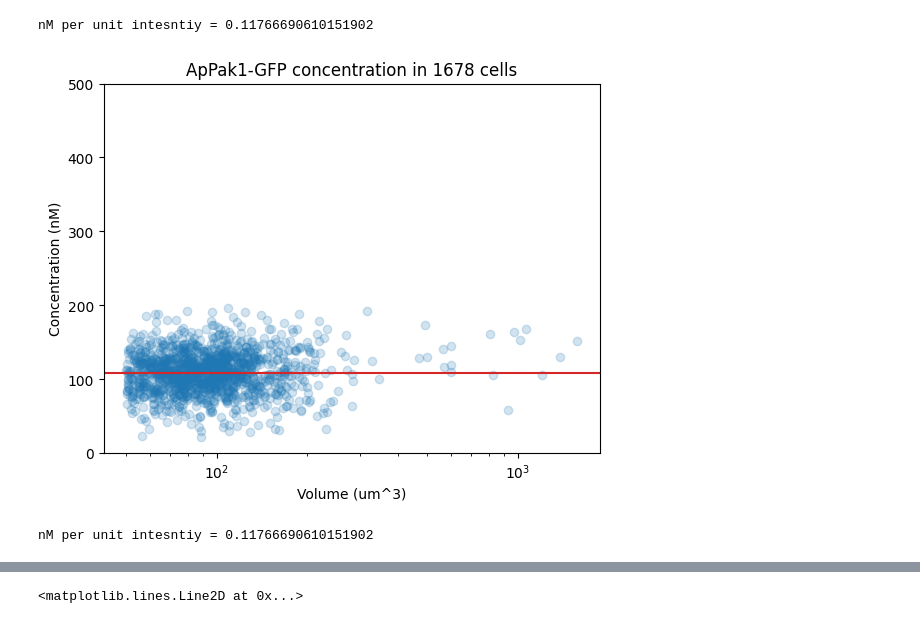
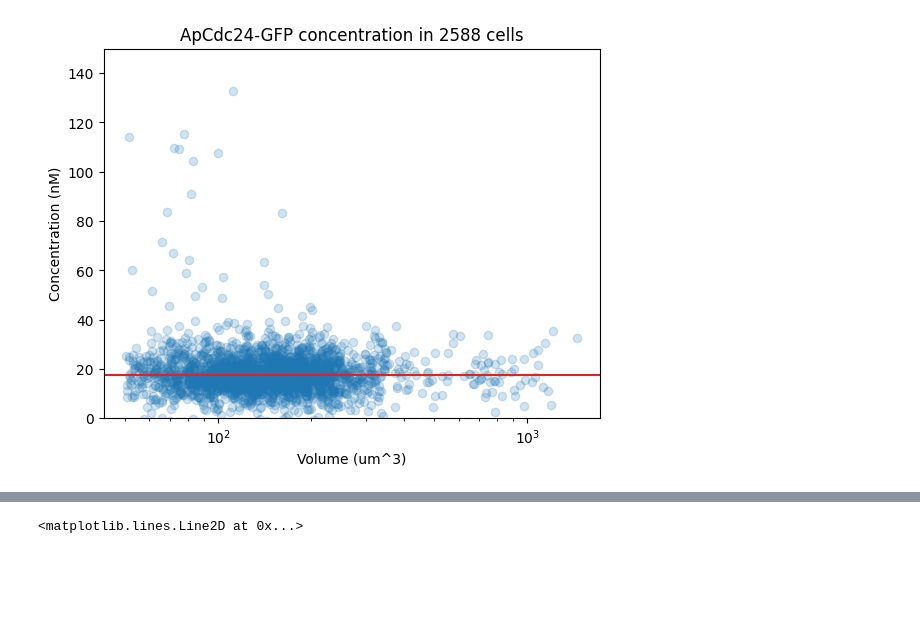
Before and after one commit to crockeraw/PolarityProject, a Jupyter notebook: proj/fig2-concentrations/notebooks/cellpose_brightness.ipynb, the cells around one changed output, grey strips where cells are left out. Saved outputs shown, nothing was run; the diff lists cells and outputs as text; code cells hidden in the pictures; blank space fills up the shorter version.

```diff
--- a/proj/fig2-concentrations/notebooks/cellpose_brightness.ipynb
+++ b/proj/fig2-concentrations/notebooks/cellpose_brightness.ipynb
@@ -13,8 +13,8 @@ micronX = 212.13
 pix_to_um = micronX/pixelX
 # nM per unit intensity after background subtraction was calculated using Ap4 and Ap5 concentrations measued by FCS.
 background = 180
-# Both gave similar conversion factors. Ap4 factor is used. nM per unit intesntiy = 0.11766690610151902
-bright_to_conc = 0.118
+# Both gave similar conversion factors. Ap4 factor is used.
+bright_to_conc = 0.058
 # All Sc strains are het for GFP-probes so concentrations were multiplied by 2 before plotting.
 # Cdc42 and Rac1 probes all use mCherry. Current plots are preliminary and proper conversion factors have not been generated.
 # Images and cellpose masks are loaded, background is subtracted, median pixel value within cell is used for concentration of probe.
@@ -22,88 +467,41 @@ bright_to_conc = 0.118
 # %%
-pixelX = 2138
-micronX = 212.13
-pix_to_um = micronX/pixelX
-
-def get_median(m, im):
-    return np.median(im)
-
 meds = []
 vols = []
-for f in glob.glob("../data/2024_09_10-NiceImgs/Ap4*.npy"):
+for f in glob.glob("../data/2024_09_10-NiceImgs/Ap5*.npy"):
     dat = np.load(f, allow_pickle=True).item()
     labels = dat["masks"]
     img = io.imread(f.replace("_seg.npy", ".tif"))
     props = regionprops_table(
         labels, img,
         properties=('intensity_mean', 'axis_major_length', 'axis_minor_length'),
         extra_properties=(get_median,)
         )
     meds.append(props["get_median"])
     v = props["axis_major_length"] * props["axis_minor_length"]**2 * (4/3)*(0.5**3)*np.pi
     vols.append(v*pix_to_um**3)
 
 meds = np.concatenate(meds)
 
 background = 180
 meds = meds - background
 
 remove_dead_and_background = np.multiply(meds < np.mean(meds)+2*np.std(meds), meds > np.mean(meds)-2*np.std(meds))
 meds = meds[remove_dead_and_background]
 
 vols = np.concatenate(vols)
 vols = vols[remove_dead_and_background]
 yeast_only = np.multiply(50 < vols, vols < 100)
-print(f"nM per unit intesntiy = {108.018/np.mean(meds[yeast_only])}")
-meds = meds * (108.018/np.median(meds[yeast_only])) # conversion factor based on FCS conc meas Ap4
+meds = meds * bright_to_conc # conversion factor based on FCS conc meas Ap4
 
 
 is_cell_sized = vols>50
 plt.scatter(vols[is_cell_sized], meds[is_cell_sized], alpha=0.2)
 #b, m = polyfit(vols[is_cell_sized], means[is_cell_sized], 1)
 plt.axhline(np.median(meds), color="C03")
-plt.ylim(0, 500)
+plt.ylim(0, 150)
 plt.xlabel("Volume (um^3)")
 plt.ylabel("Concentration (nM)")
-plt.title(f"ApPak1-GFP concentration in {len(meds)} cells")
+plt.title(f"ApCdc24-GFP concentration in {len(meds)} cells")
 plt.xscale("log")
 # %% [output]
-nM per unit intesntiy = 0.11766690610151902
-[figure, old version]
+[figure, new version]
-# %%
-pixelX = 2138
-micronX = 212.13
-pix_to_um = micronX/pixelX
-
-def get_median(m, im):
-    return np.median(im)
-
-meds = []
-vols = []
-background = 180 # Took measurements from many images in fiji and averaged.
-for f in glob.glob("../data/2024_09_10-NiceImgs/Ap4*.npy"):
-    dat = np.load(f, allow_pickle=True).item()
-    labels = dat["masks"]
-    img = io.imread(f.replace("_seg.npy", ".tif"))
-    props = regionprops_table(
-        labels, img,
-        properties=('intensity_mean', 'axis_major_length', 'axis_minor_length'),
-        extra_properties=(get_median,)
-        )
-    meds.append(props["get_median"])
-    v = props["axis_major_length"] * props["axis_minor_length"]**2 * (4/3)*(0.5**3)*np.pi
-    vols.append(v*pix_to_um**3)
-
-meds = np.concatenate(meds) - background
-
-remove_dead_and_background = np.multiply(meds < np.mean(meds)+2*np.std(meds), meds > np.mean(meds)-2*np.std(meds))
-meds = meds[remove_dead_and_background]
-
-vols = np.concatenate(vols)
-vols = vols[remove_dead_and_background]
-yeast_only = np.multiply(50 < vols, vols < 100)
-print(f"nM per unit intesntiy = {108.018/np.mean(meds[yeast_only])}")
-meds = meds * (108.018/np.median(meds[yeast_only])) # conversion factor based on FCS conc meas Ap4
-
-bright_to_conc = 0.118
-# %% [output]
-nM per unit intesntiy = 0.11766690610151902
```
Also changed, not shown: parts of 15 cells of this notebook, 32 other files.
